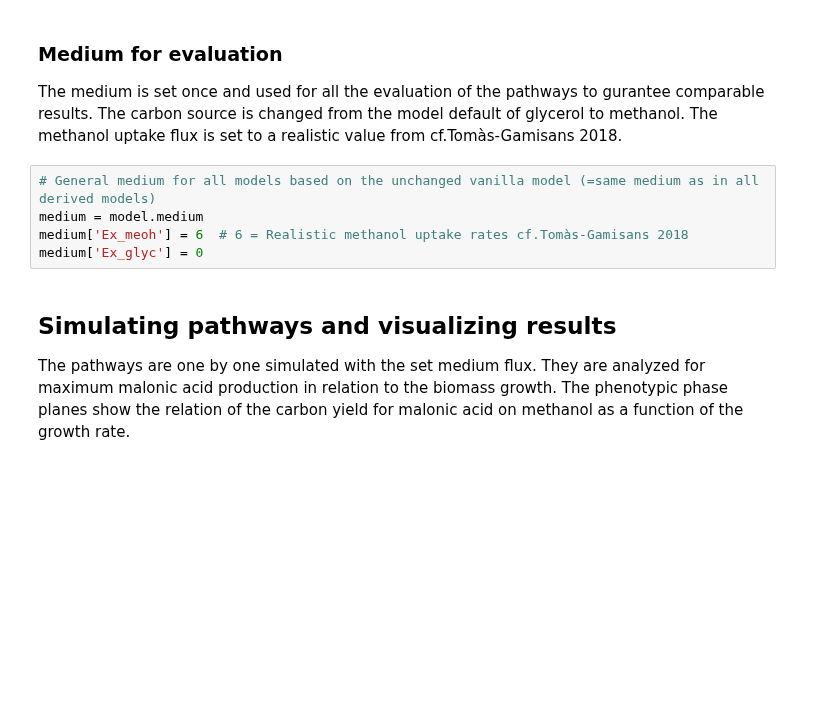
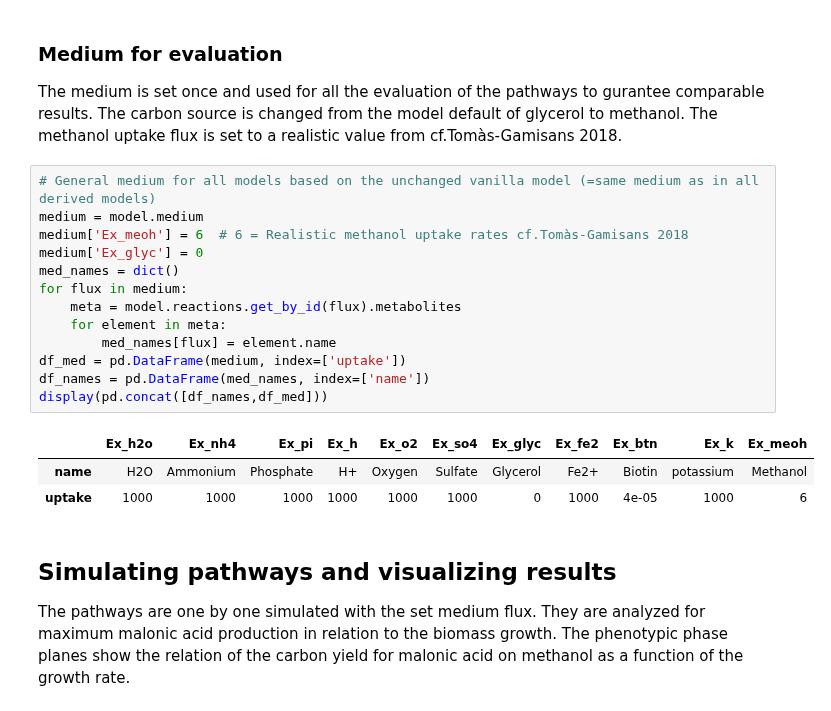
Before and after one commit to 27410/group-assignment-2021-group-8-malonic-acid-in-k-phaffii, a Jupyter notebook: scripts/Pathway_evaluation.ipynb, the cells around one changed output. Cells and saved outputs as stored; diff of their text form; blank space fills up the shorter version.

```diff
--- a/scripts/Pathway_evaluation.ipynb
+++ b/scripts/Pathway_evaluation.ipynb
@@ -36,8 +36,20 @@ The medium is set once and used for all the evaluation of the pathways to gurant
 # %%
 # General medium for all models based on the unchanged vanilla model (=same medium as in all derived models)
 medium = model.medium
 medium['Ex_meoh'] = 6  # 6 = Realistic methanol uptake rates cf.Tomàs‐Gamisans 2018
 medium['Ex_glyc'] = 0
+med_names = dict()
+for flux in medium:
+    meta = model.reactions.get_by_id(flux).metabolites
+    for element in meta:
+        med_names[flux] = element.name
+df_med = pd.DataFrame(medium, index=['uptake'])
+df_names = pd.DataFrame(med_names, index=['name'])
+display(pd.concat([df_names,df_med]))
+# %% [output]
+|  | Ex_h2o | Ex_nh4 | Ex_pi | Ex_h | Ex_o2 | Ex_so4 | Ex_glyc | Ex_fe2 | Ex_btn | Ex_k | Ex_meoh |
+| name | H2O | Ammonium | Phosphate | H+ | Oxygen | Sulfate | Glycerol | Fe2+ | Biotin | potassium | Methanol |
+| uptake | 1000 | 1000 | 1000 | 1000 | 1000 | 1000 | 0 | 1000 | 4e-05 | 1000 | 6 |
 # %% [markdown]
 ## Simulating pathways and visualizing results
 The pathways are one by one simulated with the set medium flux. They are analyzed for maximum malonic acid production in relation to the biomass growth. The phenotypic phase planes show the relation of the carbon yield for malonic acid on methanol as a function of the growth rate.
```
Also changed, not shown: parts of 5 cells of this notebook, 10 other files.
